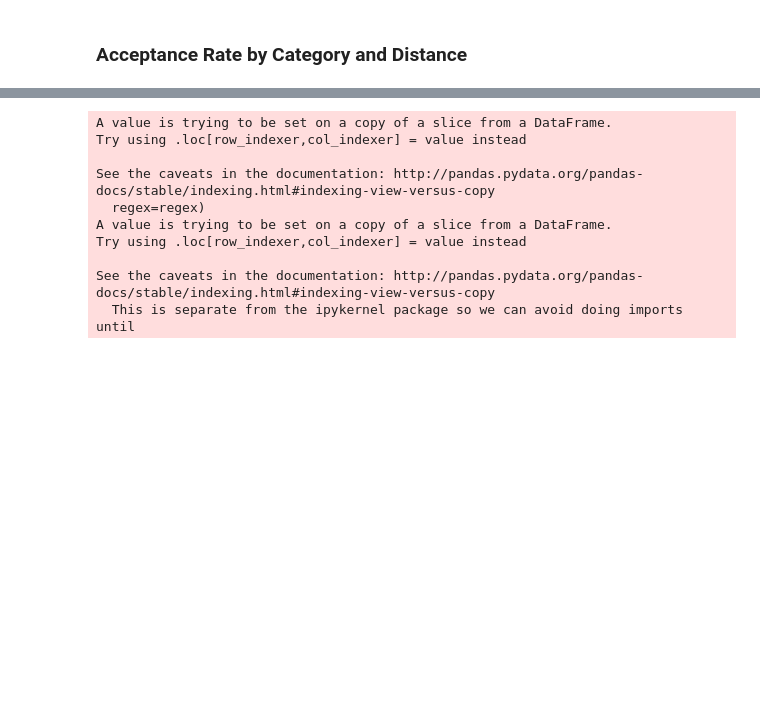
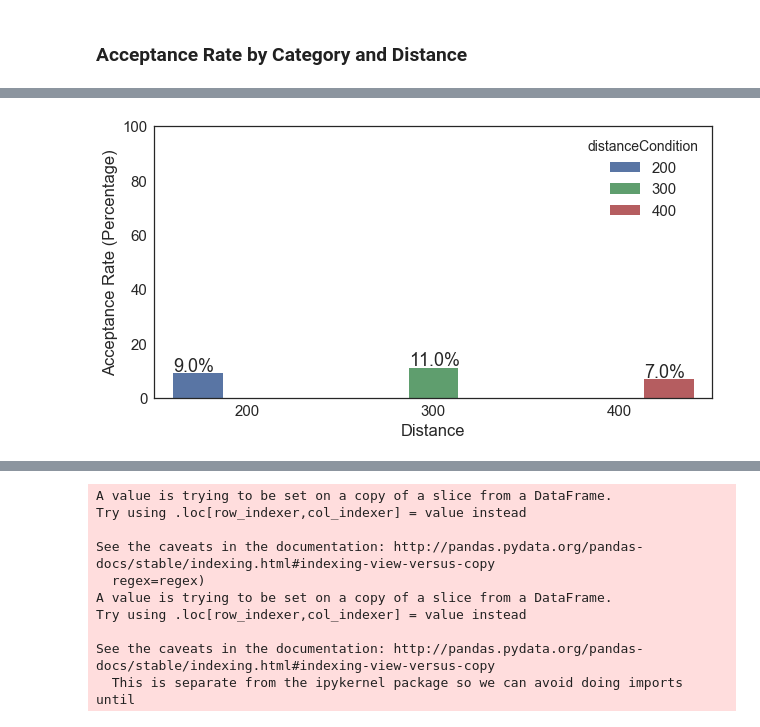
Before and after one commit to NUDelta/les-study-analysis, a Jupyter notebook: expand-exploit-study-analysis.ipynb, the cells around one changed output, grey strips where cells are left out. Saved outputs shown, nothing was run; the diff lists cells and outputs as text; code cells hidden in the pictures; blank space fills up the shorter version.

```diff
--- a/expand-exploit-study-analysis.ipynb
+++ b/expand-exploit-study-analysis.ipynb
@@ -410,2 +436,6 @@ sns.barplot(data=acceptance_by_cat[['tag', 'count', 'wantToGo']], x='tag', y='co
 # %% [markdown]
 ### Acceptance Rate by Category and Distance
+# %%
+accept_by_dist = simplified_merged_expand.groupby(['distanceCondition', 'wantToGo'])['wantToGo'].count().reset_index(name='count')
+accept_by_dist['proportion'] = 100* accept_by_dist['count'] / sum(accept_by_dist['count'])
+accept_by_dist
@@ -412,2 +460,11 @@ sns.barplot(data=acceptance_by_cat[['tag', 'count', 'wantToGo']], x='tag', y='co
+# %%
+fig, ax = plt.subplots(figsize=(10, 5));
+accept_by_dist_bar = sns.barplot(data=accept_by_dist_bar_data, x='distanceCondition', y='count', hue='distanceCondition')
+accept_by_dist_bar.set(xlabel='Distance', ylabel='Acceptance Rate (Percentage)', )
+accept_by_dist_bar.set_ylim(0, 100)
+for p in accept_by_dist_bar.patches:
+    accept_by_dist_bar.annotate('{}%'.format(p.get_height()), (p.get_x() * 1.001, p.get_height() * 1.1))
+# %% [output]
+[figure, added]
 # %%
 acceptance_by_cat_distance = simplified_merged_expand.groupby(['tag', 'distanceCondition', 'wantToGo'])['wantToGo'].count().reset_index(name='count')
```
Also changed, not shown: parts of 26 cells of this notebook.
